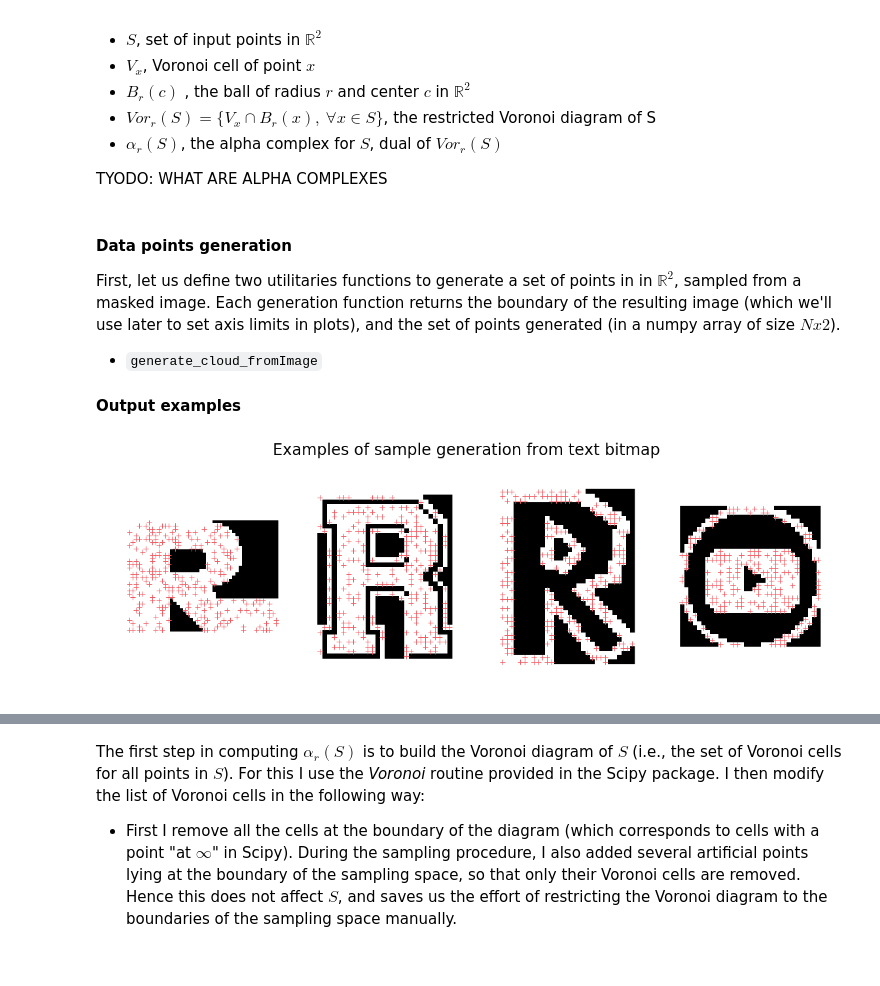
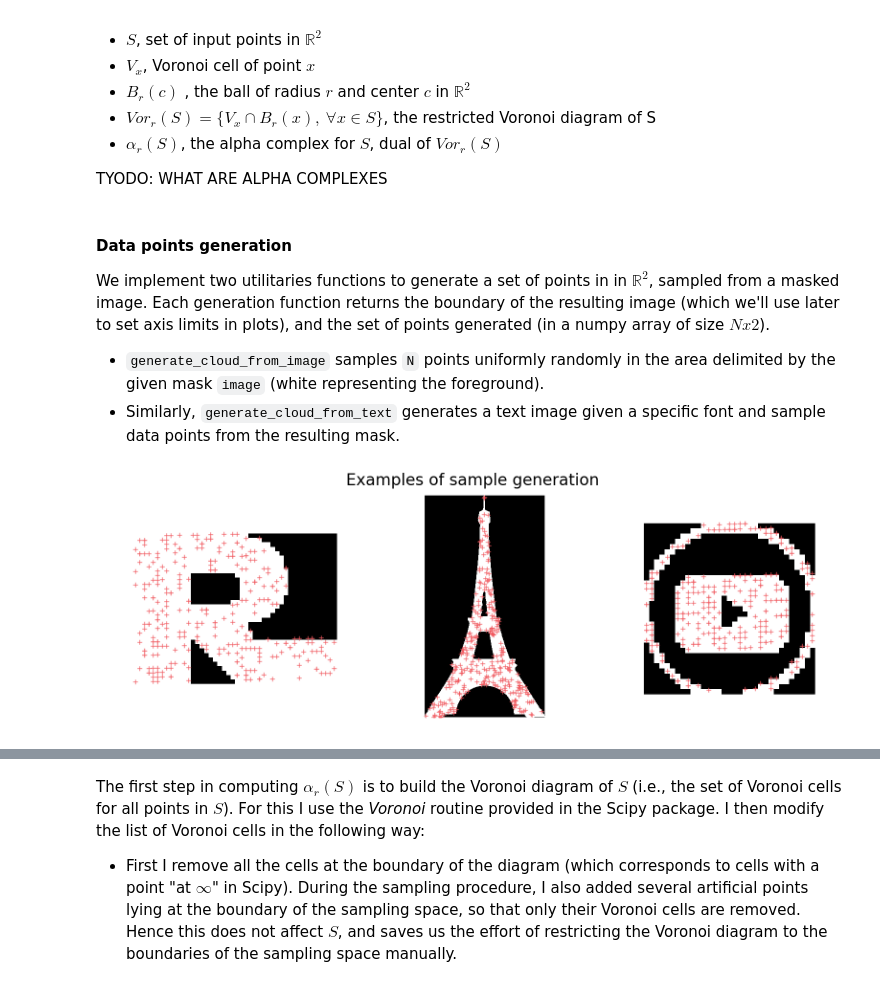
Before and after one commit to ameroyer/ameroyer.github.io, a Jupyter notebook: notebooks/2016_08_01_AlphaComplexes/alpha_complexes.ipynb, the cells around one changed output, grey strips where cells are left out. Cells and saved outputs as stored; diff of their text form; code cells hidden in the pictures.

```diff
--- a/notebooks/2016_08_01_AlphaComplexes/alpha_complexes.ipynb
+++ b/notebooks/2016_08_01_AlphaComplexes/alpha_complexes.ipynb
@@ -23,9 +23,10 @@ colors = ["#727272", "#f1595f", "#79c36a", "#599ad3", "#f9a65a", "#9e66ab", "#cd
 # %% [markdown]
 #### Data points generation
 
-First, let us define two utilitaries functions to generate a set of points in in $\mathbb R^2$, sampled from a masked image. Each generation function returns the boundary of the resulting image (which we'll use later to set axis limits in plots), and the set of points generated (in a numpy array of size $Nx2$).
+We implement two utilitaries functions to generate a set of points in in $\mathbb R^2$, sampled from a masked image. Each generation function returns the boundary of the resulting image (which we'll use later to set axis limits in plots), and the set of points generated (in a numpy array of size $Nx2$).
 
-  * ``generate_cloud_fromImage``
+  * `generate_cloud_from_image` samples `N` points uniformly randomly in the area delimited by the given mask `image` (white representing the foreground).
+  * Similarly, `generate_cloud_from_text` generates a text image given a specific font and sample data points from the resulting mask.
 # %%
 def generate_cloud_from_image(N, image, n_bounds=2, d_bounds=100, ax=None):
     """
@@ -34,7 +35,8 @@ def generate_cloud_from_image(N, image, n_bounds=2, d_bounds=100, ax=None):
     Args:
      * ``N`` (*int*): number of samples to draw.
      * ``image_path`` (*numpy array*): shape to draw samples from.
-     * ``n_bounds`` (*int*): number of artifical samples to add on each boundary segment.
+     * ``n_bounds`` (*int*): number of artifical samples to add on the image boundary for delimiting
+         a convex boundary.
      * ``d_bounds`` (*float*): distance from the artificial boundary samples to the original sampling space.
      * ``ax`` (*matplotlib axis*): If None, nothing is plotted.
 
@@ -61,7 +63,6 @@ def generate_cloud_from_image(N, image, n_bounds=2, d_bounds=100, ax=None):
                              ), axis=0)
     # Plot
     if ax is not None:
-        plt.axis('off')
         ax.imshow(image, cmap='Greys_r', interpolation="nearest")
         ax.scatter(samples[:, 0], samples[:, 1], marker='+', color=colors[1], s=50)
         ax.set_xlim([- 5, image.shape[1] + 5])
@@ -86,7 +87,6 @@ def generate_cloud_from_text(N, txt, font_path=None, font_size=50, n_bounds=5, d
      * ``bounding_box`` (*[x_min, x_max, y_min, y_max]*): Bounding box of the sampling distribution.
      * ``samples`` (*matrix of size (n_samples + n_bounds x 4) x 2*): 2D coordinates of the samples.
     """
-    # Draw text
     from PIL import Image, ImageFont, ImageDraw
     image = Image.new("RGBA", (300, 100), (0, 0, 0))
     drawer = ImageDraw.Draw(image)
@@ -96,22 +96,17 @@ def generate_cloud_from_text(N, txt, font_path=None, font_size=50, n_bounds=5, d
     else:
         drawer.text((0, 0), txt, (255, 255, 255), font=ImageFont.truetype(font_path, font_size))
     image = np.array(image)[:, :, 0]
-    # Crop the image
     aux = np.where(np.sum(image, axis=0) != 0)[0]; image = image[:, aux[0]:aux[-1]]
     aux = np.where(np.sum(image, axis=1) != 0)[0]; image = image[aux[0]:aux[-1], :]
     image = np.flipud(image)
     return generate_cloud_from_image(N, image, n_bounds, d_bounds, ax)
-# %% [markdown]
-**Output examples**
 # %%
-plt.rcParams['figure.figsize'] = 20, 6
-fig, (ax1, ax2, ax3, ax4) = plt.subplots(1, 4)
-fig.suptitle("Examples of sample generation from text bitmap", fontsize=24)
+fig, (ax1, ax2, ax3) = plt.subplots(1, 3, figsize=(20, 6))
+fig.suptitle("Examples of sample generation", fontsize=24)
 _ = generate_cloud_from_text(300, "R", font_path="resources/Starjedi.ttf", ax=ax1)
-_ = generate_cloud_from_text(300, "R", font_path="resources/varsity_regular.ttf", ax=ax2)
-_ = generate_cloud_from_text(300, "R", font_path="resources/Super Mario Bros.ttf", ax=ax3)
-_ = generate_cloud_from_text(300, "l", font_path="resources/social_shapes.ttf", ax=ax4)
+_ = generate_cloud_from_image(300, imread("resources/clipart2.jpg")[::-1, :, 0], ax=ax2)
+_ = generate_cloud_from_text(300, "l", font_path="resources/social_shapes.ttf", ax=ax3)
 plt.subplots_adjust(wspace=0, hspace=0)
 plt.show()
 # %% [output]
-[figure, old version]
+[figure, new version]
```
Also changed, not shown: parts of 7 cells of this notebook.
